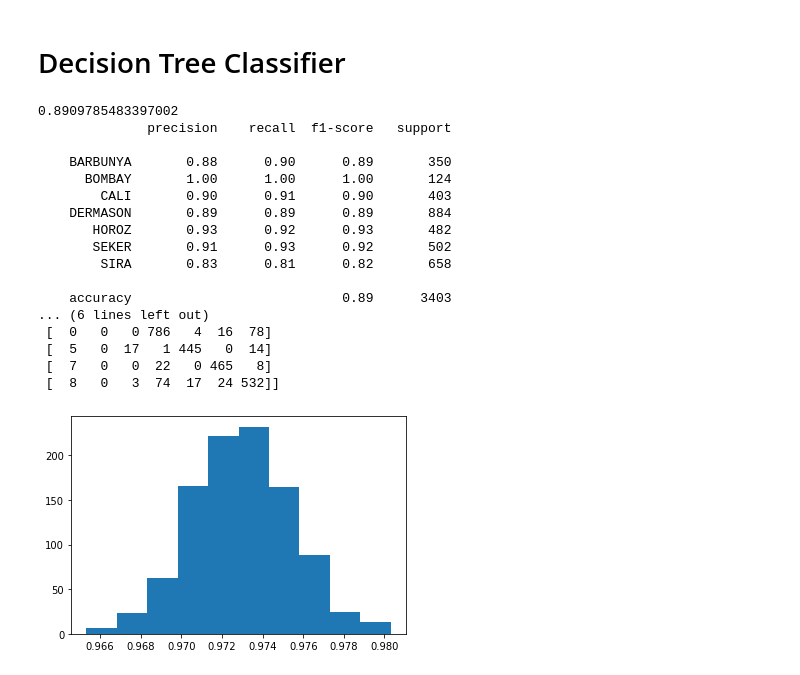
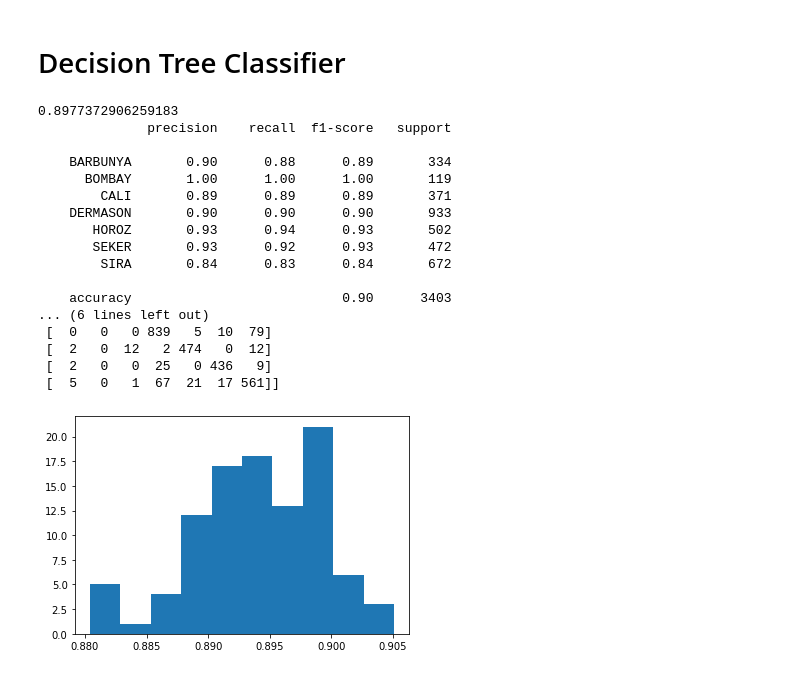
Before and after one commit to Educorreia932/FEUP-IART, a Jupyter notebook: src/notebook.ipynb, the cells around one changed output. Saved outputs shown, nothing was run; the diff lists cells and outputs as text; code cells hidden in the pictures.

```diff
--- a/src/notebook.ipynb
+++ b/src/notebook.ipynb
@@ -86,14 +94,13 @@ from sklearn.metrics import accuracy_score
 
 model_accuracies = []
 
-def run(model, num_iterations=1000, test_size=0.25):
+def run(model_instance, num_iterations=1000, test_size=0.25):
 
     for repetition in range(num_iterations):
         (X_train, X_test, y_train, y_test) = train_test_split(X, y, test_size=test_size)
 
-        model_instance = model()
         model_instance.fit(X_train, y_train)
-        classifier_accuracy = decision_tree_classifier.score(X_test, y_test)
+        classifier_accuracy = model_instance.score(X_test, y_test)
         model_accuracies.append(classifier_accuracy)
         y_pred = model_instance.predict(X_test)
     else:
@@ -108,24 +115,24 @@ def run(model, num_iterations=1000, test_size=0.25):
 # %%
 from sklearn.tree import DecisionTreeClassifier
 
-run(DecisionTreeClassifier)
+run(DecisionTreeClassifier(), 100)
 # %% [output]
-0.8909785483397002
+0.8977372906259183
               precision    recall  f1-score   support
 
-    BARBUNYA       0.88      0.90      0.89       350
-      BOMBAY       1.00      1.00      1.00       124
-        CALI       0.90      0.91      0.90       403
-    DERMASON       0.89      0.89      0.89       884
-       HOROZ       0.93      0.92      0.93       482
-       SEKER       0.91      0.93      0.92       502
-        SIRA       0.83      0.81      0.82       658
+    BARBUNYA       0.90      0.88      0.89       334
+      BOMBAY       1.00      1.00      1.00       119
+        CALI       0.89      0.89      0.89       371
+    DERMASON       0.90      0.90      0.90       933
+       HOROZ       0.93      0.94      0.93       502
+       SEKER       0.93      0.92      0.93       472
+        SIRA       0.84      0.83      0.84       672
 
-    accuracy                           0.89      3403
+    accuracy                           0.90      3403
 ... (6 lines left out)
- [  0   0   0 786   4  16  78]
- [  5   0  17   1 445   0  14]
- [  7   0   0  22   0 465   8]
- [  8   0   3  74  17  24 532]]
+ [  0   0   0 839   5  10  79]
+ [  2   0  12   2 474   0  12]
+ [  2   0   0  25   0 436   9]
+ [  5   0   1  67  21  17 561]]
-[figure, old version]
+[figure, new version]
 # %%
```
Also changed, not shown: parts of 12 cells of this notebook.
